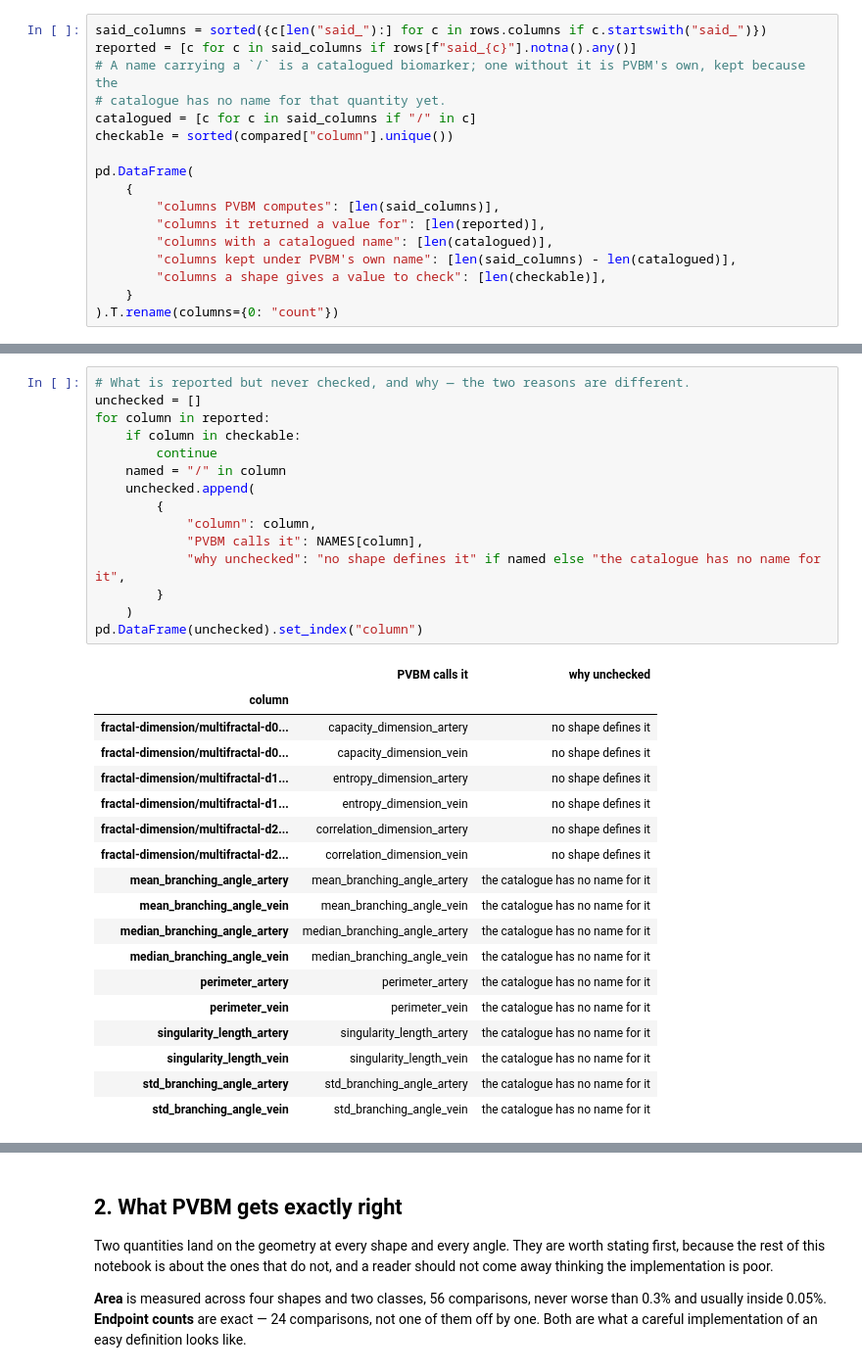
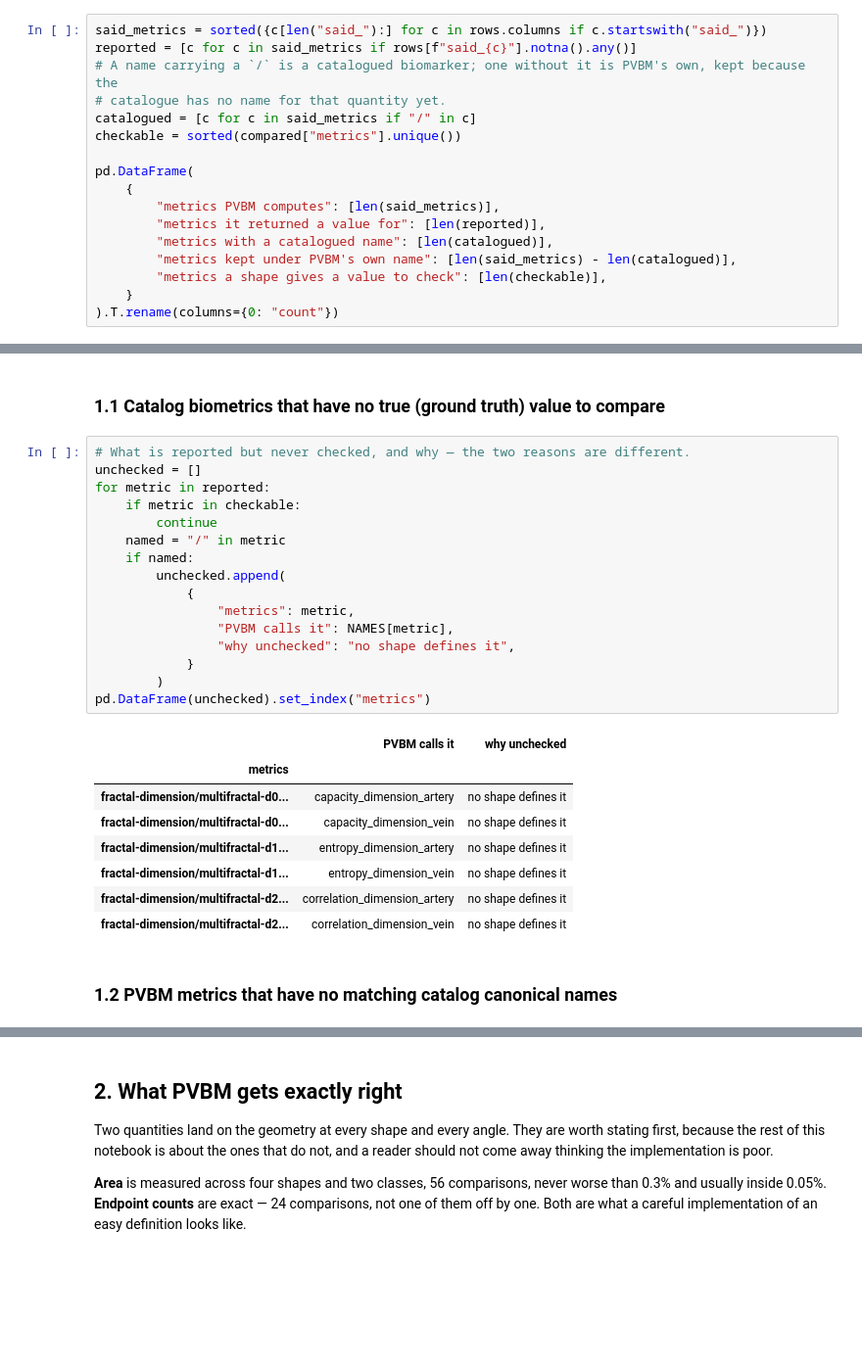
Before and after one commit to staskh/fundus-atlas, a Jupyter notebook: notebooks/biomarker-synthetic-pvbm.ipynb, the cells around one changed output, grey strips where cells are left out. Shown at 98% size. Cells and saved outputs as stored; diff of their text form; blank space fills up the shorter version.

```diff
--- a/notebooks/biomarker-synthetic-pvbm.ipynb
+++ b/notebooks/biomarker-synthetic-pvbm.ipynb
@@ -116,18 +125,18 @@ A column carrying a `/` is answered under a catalogued name; one without it is P
 # %%
-said_columns = sorted({c[len("said_"):] for c in rows.columns if c.startswith("said_")})
-reported = [c for c in said_columns if rows[f"said_{c}"].notna().any()]
+said_metrics = sorted({c[len("said_"):] for c in rows.columns if c.startswith("said_")})
+reported = [c for c in said_metrics if rows[f"said_{c}"].notna().any()]
 # A name carrying a `/` is a catalogued biomarker; one without it is PVBM's own, kept because the
 # catalogue has no name for that quantity yet.
-catalogued = [c for c in said_columns if "/" in c]
-checkable = sorted(compared["column"].unique())
+catalogued = [c for c in said_metrics if "/" in c]
+checkable = sorted(compared["metrics"].unique())
 
 pd.DataFrame(
     {
-        "columns PVBM computes": [len(said_columns)],
-        "columns it returned a value for": [len(reported)],
-        "columns with a catalogued name": [len(catalogued)],
-        "columns kept under PVBM's own name": [len(said_columns) - len(catalogued)],
-        "columns a shape gives a value to check": [len(checkable)],
+        "metrics PVBM computes": [len(said_metrics)],
+        "metrics it returned a value for": [len(reported)],
+        "metrics with a catalogued name": [len(catalogued)],
+        "metrics kept under PVBM's own name": [len(said_metrics) - len(catalogued)],
+        "metrics a shape gives a value to check": [len(checkable)],
     }
 ).T.rename(columns={0: "count"})
 # %% [output]
@@ -140,34 +149,29 @@ pd.DataFrame(
+# %% [markdown]
+### 1.1 Catalog biometrics that have no true (ground truth) value to compare
 # %%
 # What is reported but never checked, and why — the two reasons are different.
 unchecked = []
-for column in reported:
-    if column in checkable:
+for metric in reported:
+    if metric in checkable:
         continue
-    named = "/" in column
-    unchecked.append(
-        {
-            "column": column,
-            "PVBM calls it": NAMES[column],
-            "why unchecked": "no shape defines it" if named else "the catalogue has no name for it",
-        }
-    )
-pd.DataFrame(unchecked).set_index("column")
+    named = "/" in metric
+    if named:
+        unchecked.append(
+            {
+                "metrics": metric,
+                "PVBM calls it": NAMES[metric],
+                "why unchecked": "no shape defines it",
+            }
+        )
+pd.DataFrame(unchecked).set_index("metrics")
 # %% [output]
 |  | PVBM calls it | why unchecked |
-| column |  |  |
+| metrics |  |  |
 | fractal-dimension/multifractal-d0... | capacity_dimension_artery | no shape defines it |
 | fractal-dimension/multifractal-d0... | capacity_dimension_vein | no shape defines it |
 | fractal-dimension/multifractal-d1... | entropy_dimension_artery | no shape defines it |
 | fractal-dimension/multifractal-d1... | entropy_dimension_vein | no shape defines it |
 | fractal-dimension/multifractal-d2... | correlation_dimension_artery | no shape defines it |
 | fractal-dimension/multifractal-d2... | correlation_dimension_vein | no shape defines it |
-| mean_branching_angle_artery | mean_branching_angle_artery | the catalogue has no name for it |
-| mean_branching_angle_vein | mean_branching_angle_vein | the catalogue has no name for it |
-| median_branching_angle_artery | median_branching_angle_artery | the catalogue has no name for it |
-| median_branching_angle_vein | median_branching_angle_vein | the catalogue has no name for it |
-| perimeter_artery | perimeter_artery | the catalogue has no name for it |
-| perimeter_vein | perimeter_vein | the catalogue has no name for it |
-| singularity_length_artery | singularity_length_artery | the catalogue has no name for it |
-| singularity_length_vein | singularity_length_vein | the catalogue has no name for it |
-| std_branching_angle_artery | std_branching_angle_artery | the catalogue has no name for it |
-| std_branching_angle_vein | std_branching_angle_vein | the catalogue has no name for it |
+# %% [markdown]
+### 1.2 PVBM metrics that have no matching catalog canonical names
```
Also changed, not shown: parts of 33 cells of this notebook, 2 other files.
